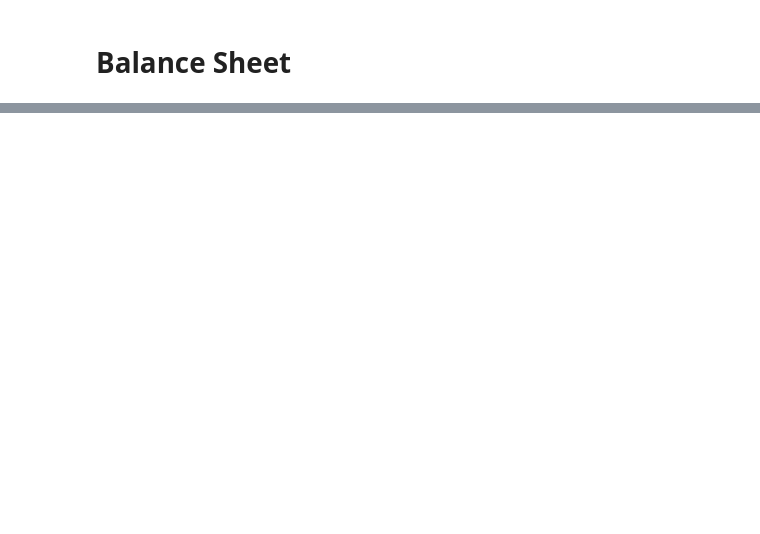
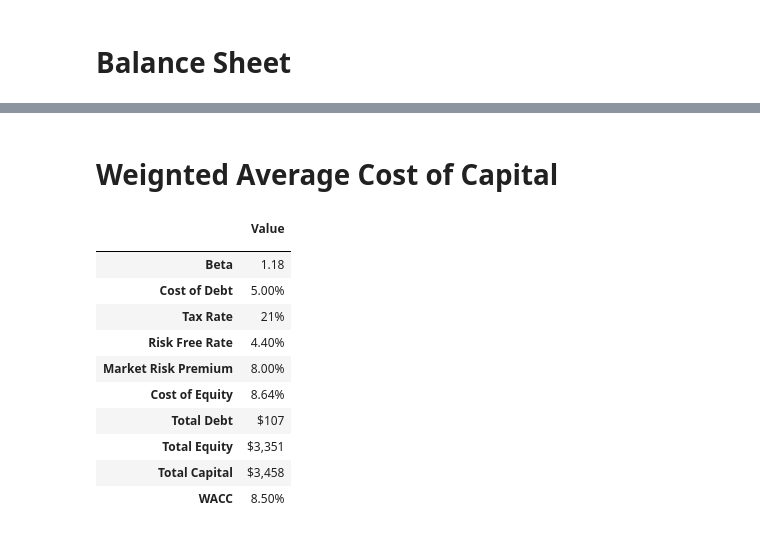
Before and after one commit to dagimg16/dcf_modeling, a Jupyter notebook: dcf_model.ipynb, the cells around one changed output, grey strips where cells are left out. Saved outputs shown, nothing was run; the diff lists cells and outputs as text; code cells hidden in the pictures; blank space fills up the shorter version.

```diff
--- a/dcf_model.ipynb
+++ b/dcf_model.ipynb
@@ -343,0 +325,30 @@ Index(['Treasury Shares Number', 'Ordinary Shares Number', 'Share Issued',
+# %% [markdown]
+# Weignted Average Cost of Capital
+# %%
+metrics = [
+    ('Beta', f"{beta:.2f}"),
+    ('Cost of Debt', f"{cost_of_debt:.2%}"),
+    ('Tax Rate', f"{tax_rate:.0%}"),
+    ('Risk Free Rate', f"{risk_free_rate:.2%}"),
+    ('Market Risk Premium', f"{market_return:.2%}"),
+    ('Cost of Equity', f"{cost_of_equity:.2%}"),
+    ('Total Debt', f"${total_debt/1e9:,.0f}"),
+    ('Total Equity', f"${market_cap/1e9:,.0f}"),
+    ('Total Capital', f"${total_value/1e9:,.0f}"),
+    ('WACC', f"{wacc:.2%}")
+]
+
+pd.DataFrame(metrics, columns=['', 'Value']).set_index('')
+# %% [output]
+|  | Value |
+|  |  |
+| Beta | 1.18 |
+| Cost of Debt | 5.00% |
+| Tax Rate | 21% |
+| Risk Free Rate | 4.40% |
+| Market Risk Premium | 8.00% |
+| Cost of Equity | 8.64% |
+| Total Debt | $107 |
+| Total Equity | $3,351 |
+| Total Capital | $3,458 |
+| WACC | 8.50% |
```
Also changed, not shown: parts of 58 cells of this notebook.
